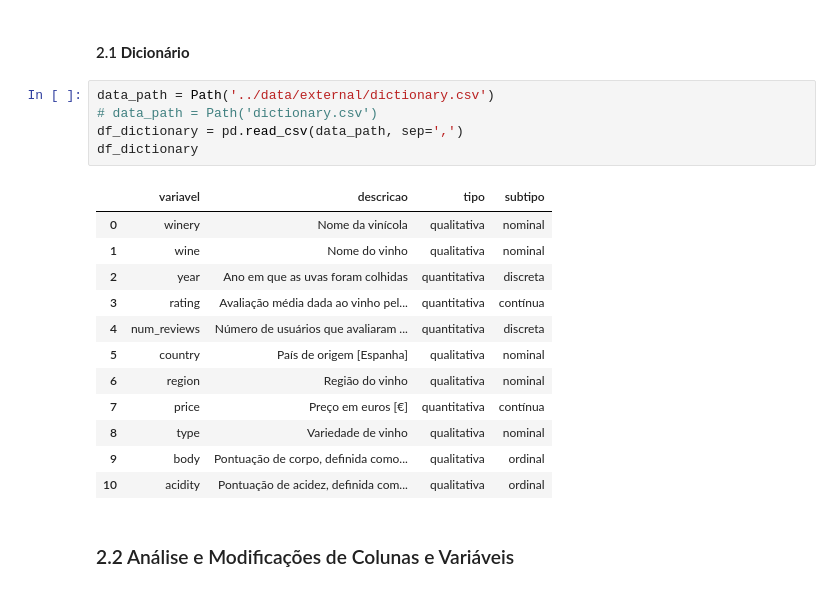
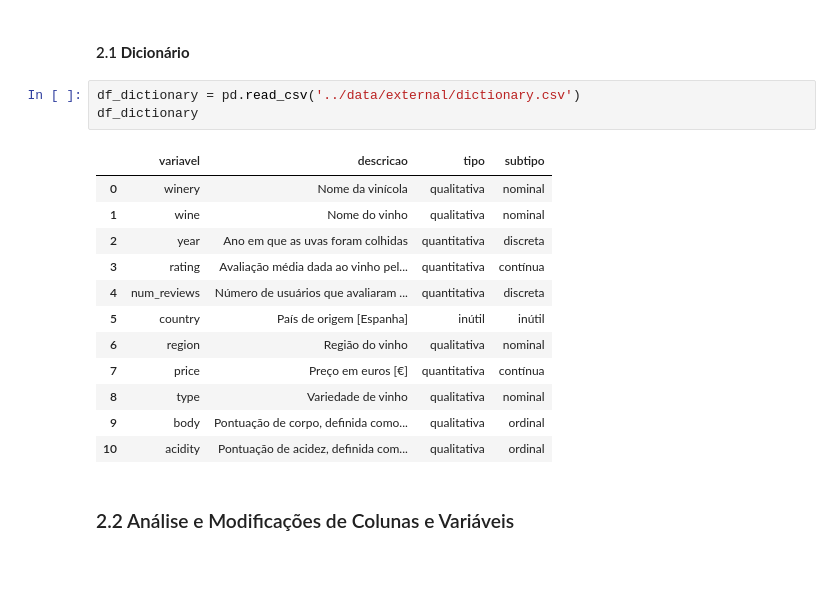
Before and after one commit to atlantico-academy/equipe5-2024.3, a Jupyter notebook: notebooks/01-exploratory_data_analysis.ipynb, the cells around one changed output. Cells and saved outputs as stored; diff of their text form.

```diff
--- a/notebooks/01-exploratory_data_analysis.ipynb
+++ b/notebooks/01-exploratory_data_analysis.ipynb
@@ -40,24 +39,22 @@ A popularidade de cada vinho pode ser observada pela variável num_avaliações,
 Esse conjunto de dados, com variáveis quantitativas e qualitativas, oferece uma base robusta para análises que exploram os fatores que influenciam as avaliações e a preferência dos consumidores, além de permitir comparações entre regiões, anos de produção e tipos de vinho.
 # %% [markdown]
 #### 2.1 **Dicionário**
-# %%
-data_path = Path('../data/external/dictionary.csv')
-# data_path = Path('dictionary.csv')
-df_dictionary = pd.read_csv(data_path, sep=',')
-df_dictionary
-# %% [output]
-|  | variavel | descricao | tipo | subtipo |
-| 0 | winery | Nome da vinícola | qualitativa | nominal |
-| 1 | wine | Nome do vinho | qualitativa | nominal |
-| 2 | year | Ano em que as uvas foram colhidas | quantitativa | discreta |
-| 3 | rating | Avaliação média dada ao vinho pel... | quantitativa | contínua |
-| 4 | num_reviews | Número de usuários que avaliaram ... | quantitativa | discreta |
-| 5 | country | País de origem [Espanha] | qualitativa | nominal |
-| 6 | region | Região do vinho | qualitativa | nominal |
-| 7 | price | Preço em euros [€] | quantitativa | contínua |
-| 8 | type | Variedade de vinho | qualitativa | nominal |
-| 9 | body | Pontuação de corpo, definida como... | qualitativa | ordinal |
-| 10 | acidity | Pontuação de acidez, definida com... | qualitativa | ordinal |
+# %%
+df_dictionary = pd.read_csv('../data/external/dictionary.csv')
+df_dictionary
+# %% [output]
+|  | variavel | descricao | tipo | subtipo |
+| 0 | winery | Nome da vinícola | qualitativa | nominal |
+| 1 | wine | Nome do vinho | qualitativa | nominal |
+| 2 | year | Ano em que as uvas foram colhidas | quantitativa | discreta |
+| 3 | rating | Avaliação média dada ao vinho pel... | quantitativa | contínua |
+| 4 | num_reviews | Número de usuários que avaliaram ... | quantitativa | discreta |
+| 5 | country | País de origem [Espanha] | inútil | inútil |
+| 6 | region | Região do vinho | qualitativa | nominal |
+| 7 | price | Preço em euros [€] | quantitativa | contínua |
+| 8 | type | Variedade de vinho | qualitativa | nominal |
+| 9 | body | Pontuação de corpo, definida como... | qualitativa | ordinal |
+| 10 | acidity | Pontuação de acidez, definida com... | qualitativa | ordinal |
 # %% [markdown]
 ### 2.2 Análise e Modificações de Colunas e Variáveis
 # %% [markdown]
```
Also changed, not shown: parts of 13 cells of this notebook, 5 other files.
